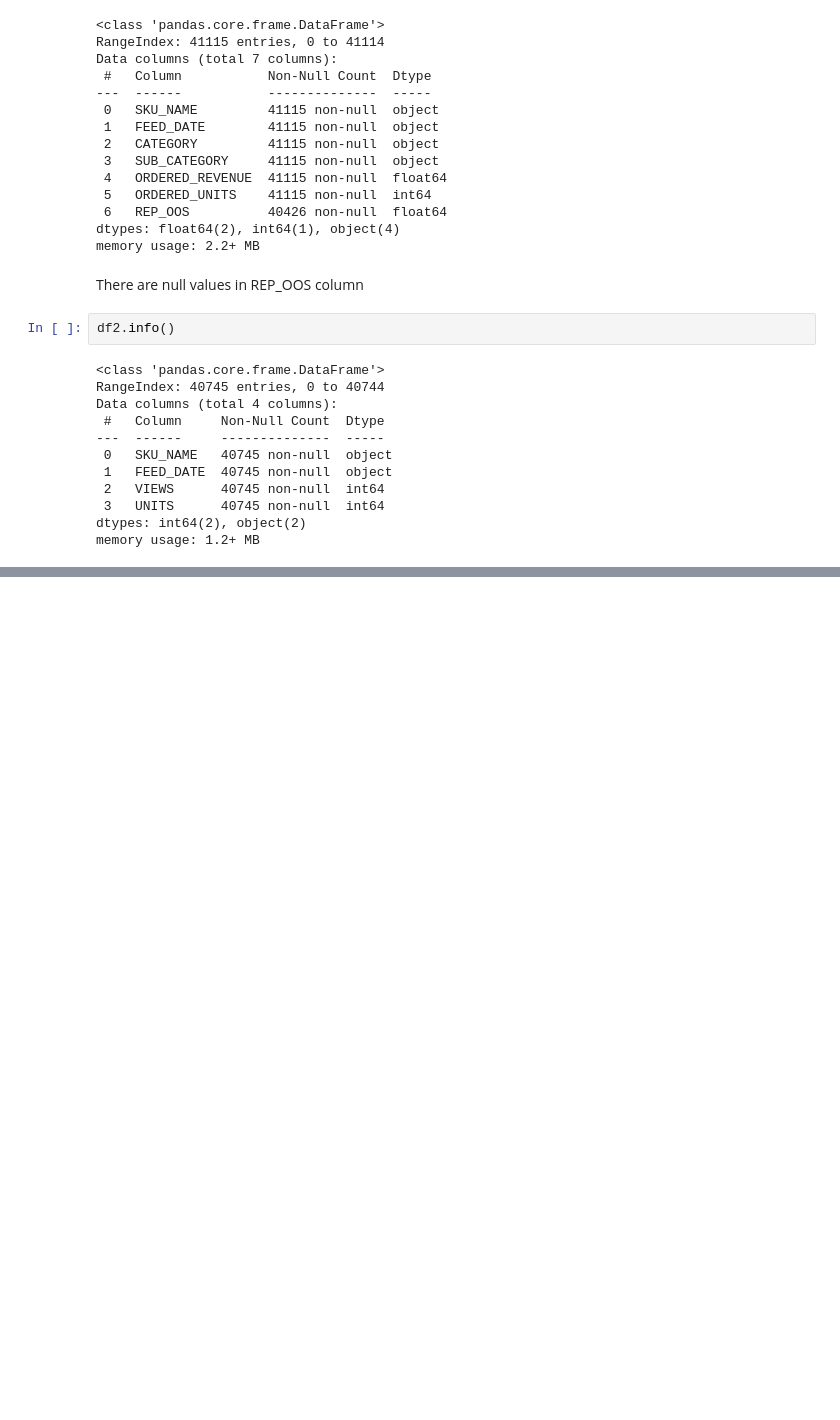
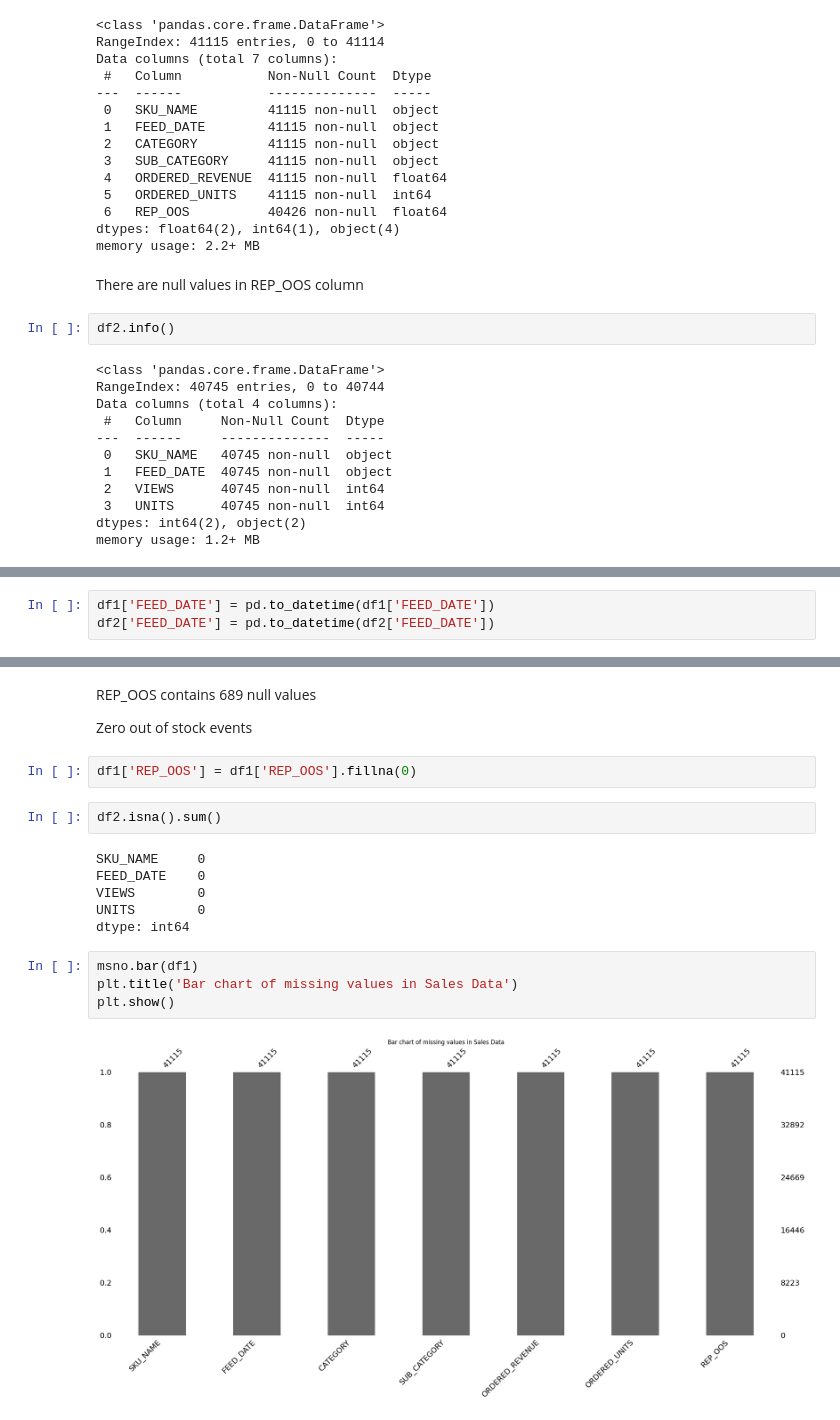
Before and after one commit to mohithsaran/GurujiAstroAssignment, a Jupyter notebook: Sales_Analytics.ipynb, the cells around one changed output, grey strips where cells are left out. Saved outputs shown, nothing was run; the diff lists cells and outputs as text; blank space fills up the shorter version.

```diff
--- a/Sales_Analytics.ipynb
+++ b/Sales_Analytics.ipynb
@@ -104,0 +108,3 @@ memory usage: 1.2+ MB
+# %%
+df1['FEED_DATE'] = pd.to_datetime(df1['FEED_DATE'])
+df2['FEED_DATE'] = pd.to_datetime(df2['FEED_DATE'])
@@ -151,0 +202,20 @@ Null values in the column UNITS is 0
+# %% [markdown]
+REP_OOS contains 689 null values
+
+Zero out of stock events
+# %%
+df1['REP_OOS'] = df1['REP_OOS'].fillna(0)
+# %%
+df2.isna().sum()
+# %% [output]
+SKU_NAME     0
+FEED_DATE    0
+VIEWS        0
+UNITS        0
+dtype: int64
+# %%
+msno.bar(df1)
+plt.title('Bar chart of missing values in Sales Data')
+plt.show()
+# %% [output]
+[figure, added]
```
Also changed, not shown: parts of 24 cells of this notebook.
